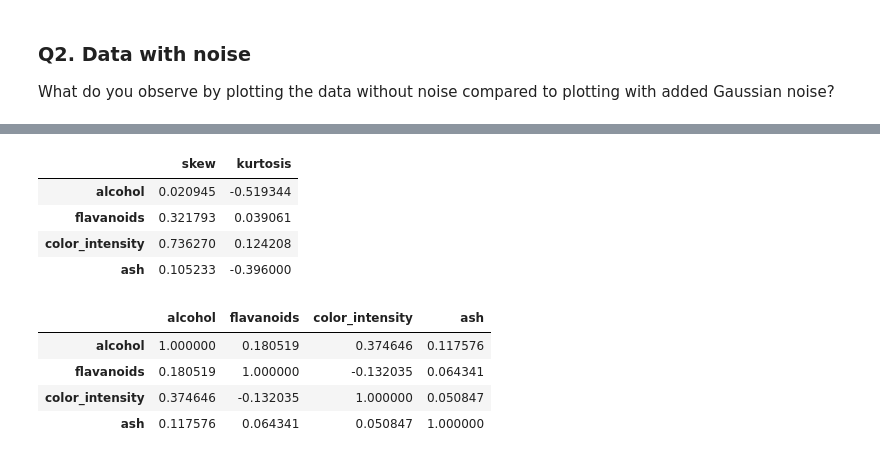
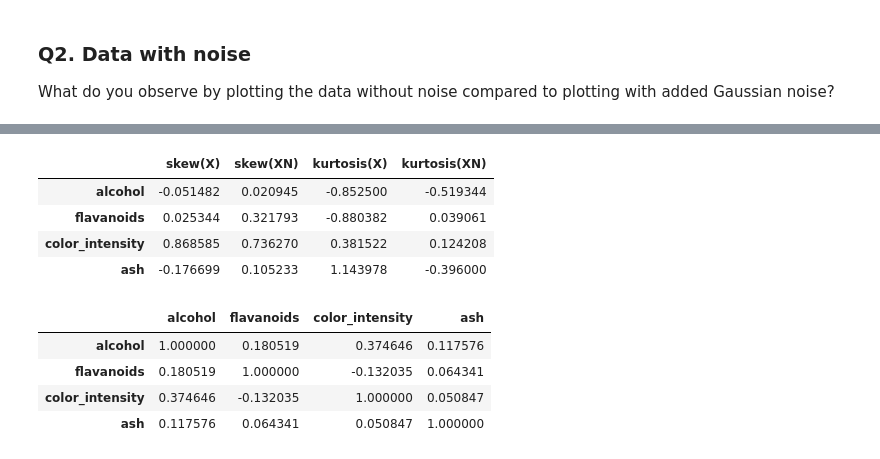
Before and after one commit to hudsonmendes/uolondon-cm3015-mlnn, a Jupyter notebook: report.ipynb, the cells around one changed output, grey strips where cells are left out. Saved outputs shown, nothing was run; the diff lists cells and outputs as text; code cells hidden in the pictures.

```diff
--- a/report.ipynb
+++ b/report.ipynb
@@ -134,18 +151,20 @@ What do you observe by plotting the data without noise compared to plotting with
 # %%
 pd.concat(
     [
+        pd.DataFrame(X, columns=selected_features).skew(),
         pd.DataFrame(XN, columns=selected_features).skew(),
+        pd.DataFrame(X, columns=selected_features).kurtosis(),
         pd.DataFrame(XN, columns=selected_features).kurtosis(),
     ],
     axis=1,
-    keys=["skew", "kurtosis"],
+    keys=["skew(X)", "skew(XN)", "kurtosis(X)", "kurtosis(XN)"],
 )
 # %% [output]
-|  | skew | kurtosis |
-| alcohol | 0.020945 | -0.519344 |
-| flavanoids | 0.321793 | 0.039061 |
-| color_intensity | 0.736270 | 0.124208 |
-| ash | 0.105233 | -0.396000 |
+|  | skew(X) | skew(XN) | kurtosis(X) | kurtosis(XN) |
+| alcohol | -0.051482 | 0.020945 | -0.852500 | -0.519344 |
+| flavanoids | 0.025344 | 0.321793 | -0.880382 | 0.039061 |
+| color_intensity | 0.868585 | 0.736270 | 0.381522 | 0.124208 |
+| ash | -0.176699 | 0.105233 | 1.143978 | -0.396000 |
 # %%
 pd.DataFrame(XN, columns=selected_features).corr()
 # %% [output]
```
Also changed, not shown: parts of 17 cells of this notebook.
